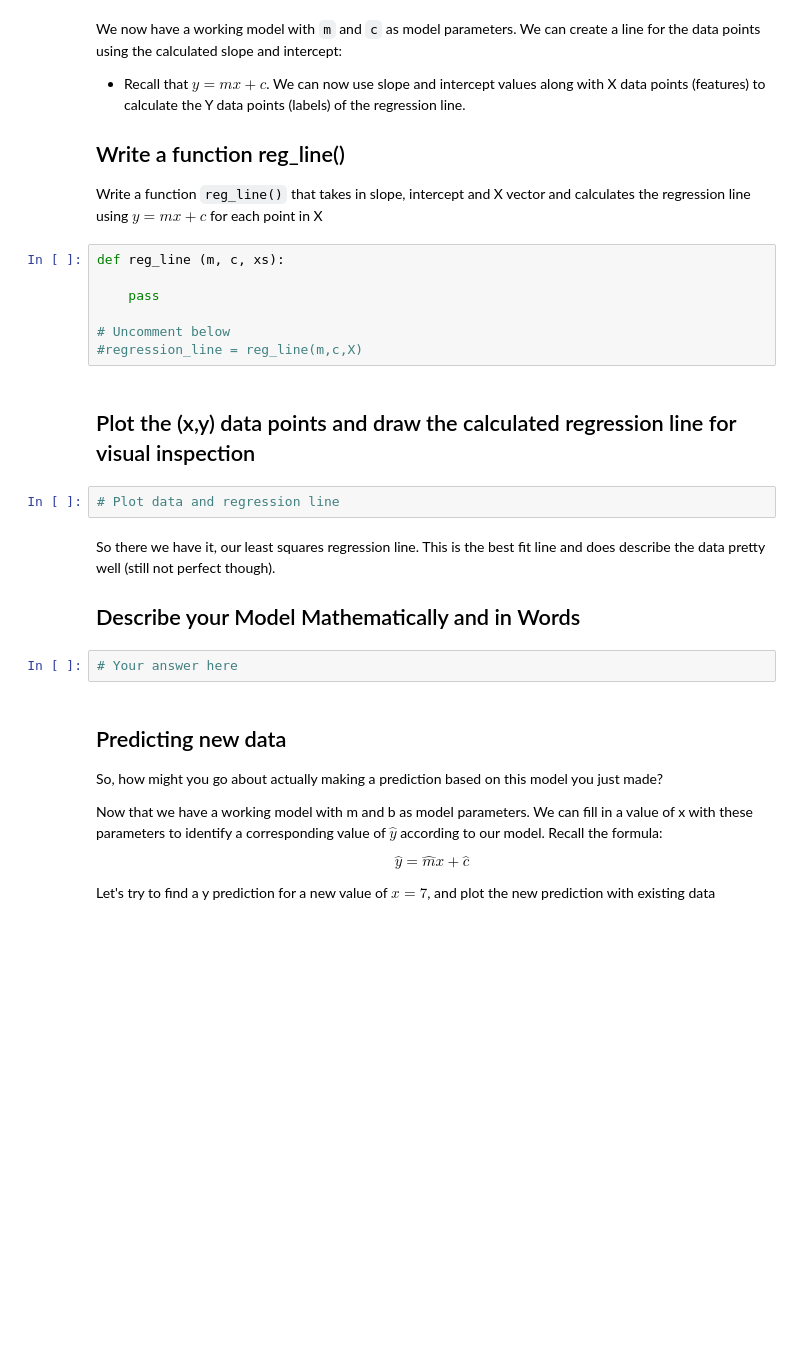
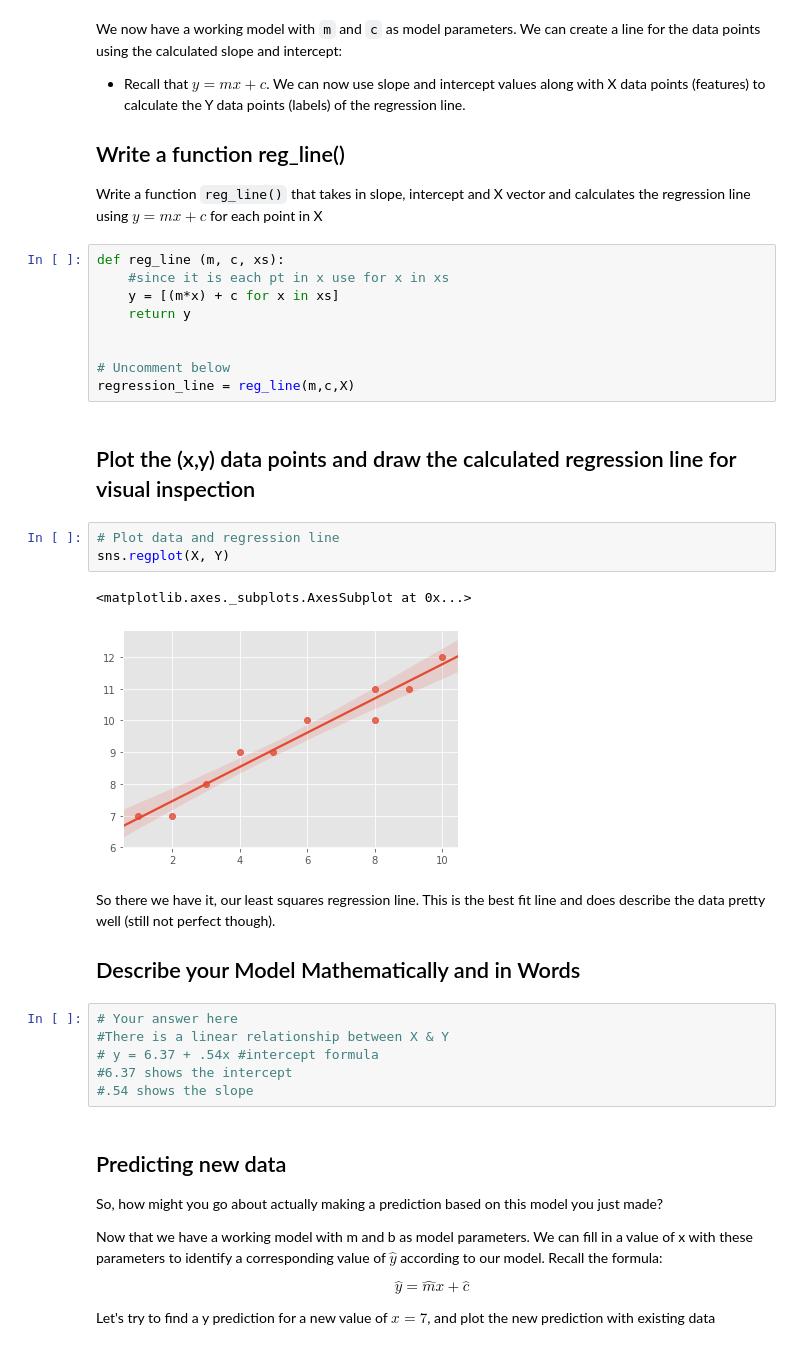
Before and after one commit to lauren-esser/Simple-linear-regression-lab-onl01-dtsc-ft-070620, a Jupyter notebook: index.ipynb, the cells around one changed output. Drawn from its saved outputs; the diff is of its cells as text; blank space fills up the shorter version.

```diff
--- a/index.ipynb
+++ b/index.ipynb
@@ -110,21 +104,31 @@ We now have a working model with `m` and `c` as model parameters. We can create
 Write a function `reg_line()` that takes in slope, intercept and X vector and calculates the regression line using $y= mx + c$ for each point in X
 # %%
 def reg_line (m, c, xs):
+    #since it is each pt in x use for x in xs
+    y = [(m*x) + c for x in xs]
+    return y
 
-    pass
 
 # Uncomment below
-#regression_line = reg_line(m,c,X)
+regression_line = reg_line(m,c,X)
 # %% [markdown]
 ## Plot the (x,y) data points and draw the calculated regression line for visual inspection
 # %%
 # Plot data and regression line
+sns.regplot(X, Y)
+# %% [output]
+<matplotlib.axes._subplots.AxesSubplot at 0x...>
+[figure, added]
 # %% [markdown]
 So there we have it, our least squares regression line. This is the best fit line and does describe the data pretty well (still not perfect though).
 
 ## Describe your Model Mathematically and in Words
-# %%
-# Your answer here
+# %%
+# Your answer here
+#There is a linear relationship between X & Y
+# y = 6.37 + .54x #intercept formula
+#6.37 shows the intercept
+#.54 shows the slope
 # %% [markdown]
 ## Predicting new data
 
```
Also changed, not shown: parts of 7 cells of this notebook.
